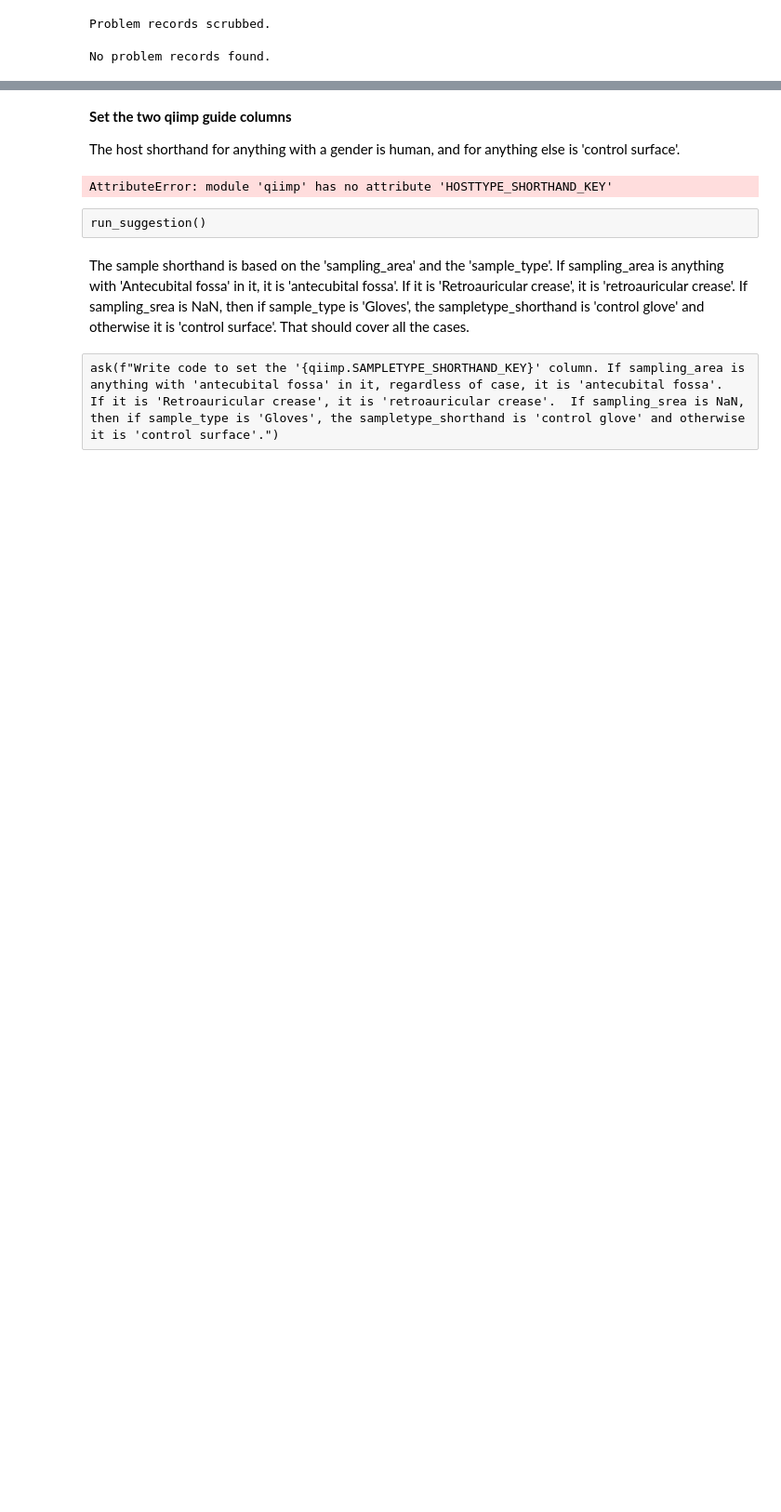
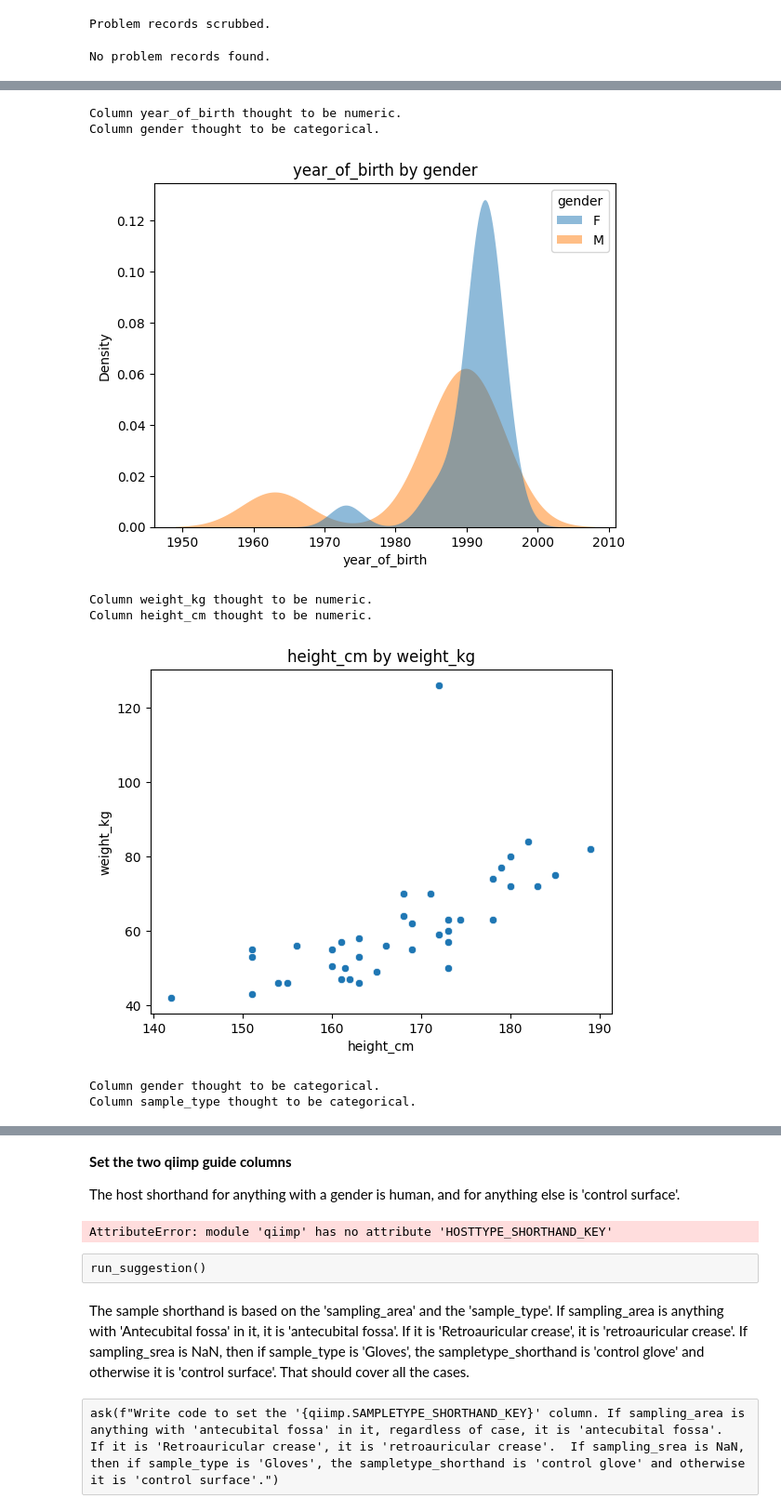
Before and after one commit to dpear/metagpt, a Jupyter notebook: proof_of_concept_nb/proof_of_concept_example_DP.ipynb, the cells around one changed output, grey strips where cells are left out. Shown at 93% size. Drawn from its saved outputs; the diff is of its cells as text; code cells hidden in the pictures; blank space fills up the shorter version.

```diff
--- a/proof_of_concept_nb/proof_of_concept_example_DP.ipynb
+++ b/proof_of_concept_nb/proof_of_concept_example_DP.ipynb
@@ -975,0 +1119,14 @@ cup scrub     2
+# %%
+# Visualize two columns at once
+visualize_two_cols('year_of_birth', 'gender')
+visualize_two_cols('weight_kg', 'height_cm')
+visualize_two_cols('gender', 'sample_type')
+# %% [output]
+Column year_of_birth thought to be numeric.
+Column gender thought to be categorical.
+[figure, added]
+Column weight_kg thought to be numeric.
+Column height_cm thought to be numeric.
+[figure, added]
+Column gender thought to be categorical.
+Column sample_type thought to be categorical.
```
Also changed, not shown: parts of 55 cells of this notebook, 2 other files.
